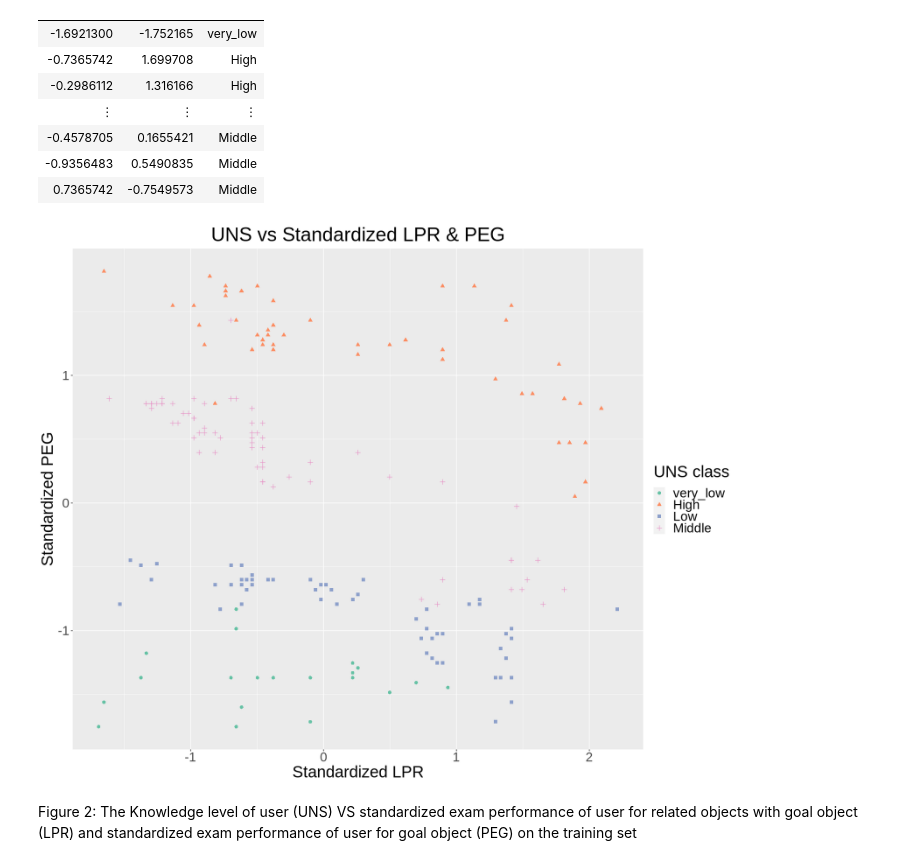
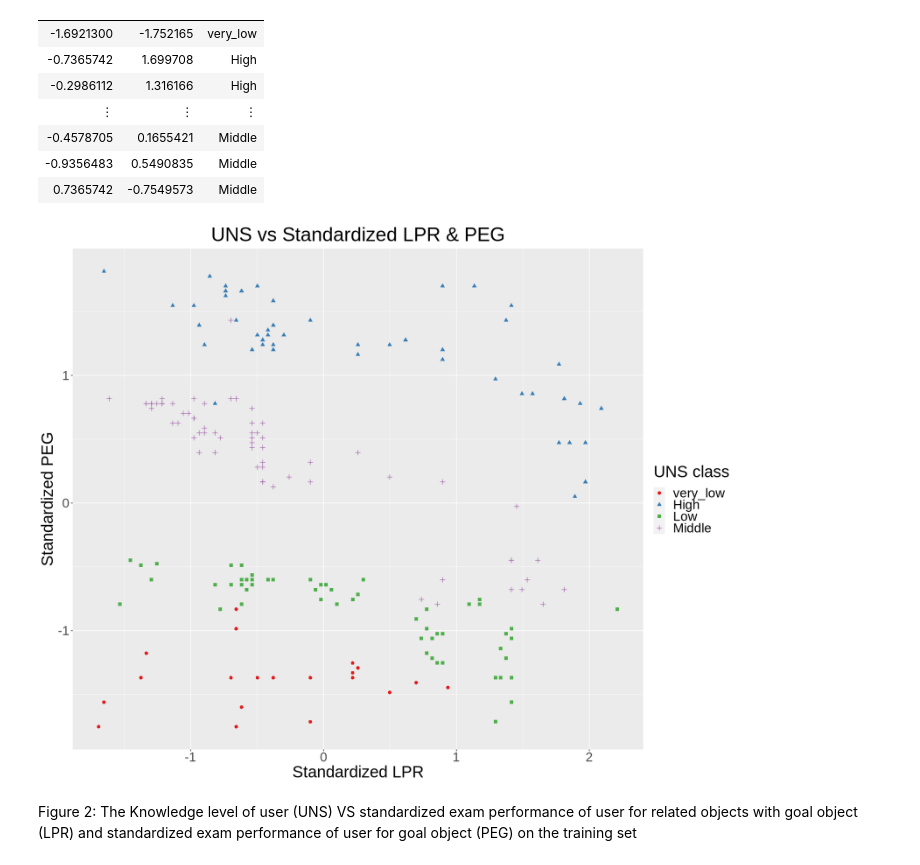
Before and after one commit to Anson-Chan-HK/DSCI-100-2023S1-4-PROJECT, a Jupyter notebook: actual_project.ipynb, the cells around one changed output. Cells and saved outputs as stored; diff of their text form; code cells hidden in the pictures.

```diff
--- a/actual_project.ipynb
+++ b/actual_project.ipynb
@@ -303,16 +303,16 @@ A tibble: 192 × 3
 # %%
 #Added a visualisation that includes standardized variables on the training set so that the relationships of scaled variables could be seen
 options(repr.plot.width = 15, repr.plot.height = 12)
 modeling_data_plot <- ggplot(modeling_scaled, aes(x = LPR, y = PEG, colour = UNS, shape = UNS)) +
         geom_point(alpha = 2, size = 2.2) +
         labs(x = "Standardized LPR", y = "Standardized PEG" , colour = "UNS class", shape = "UNS class") +
         ggtitle("UNS vs Standardized LPR & PEG") +
         theme(text = element_text(size = 25, hjust = 0.5), plot.title = element_text(size = 30, hjust = 0.5)) +
-        scale_color_brewer(palette = "Set2")
+        scale_color_brewer(palette = "Set1")
 
 modeling_data_plot
 # %% [output]
-[figure, old version]
+[figure, new version]
 # %% [markdown]
 Figure 2: The Knowledge level of user (UNS) VS standardized exam performance of user for related objects with goal object (LPR) and standardized exam performance of user for goal object (PEG) on the training set
 # %%
```
Also changed, not shown: parts of 4 cells of this notebook.
